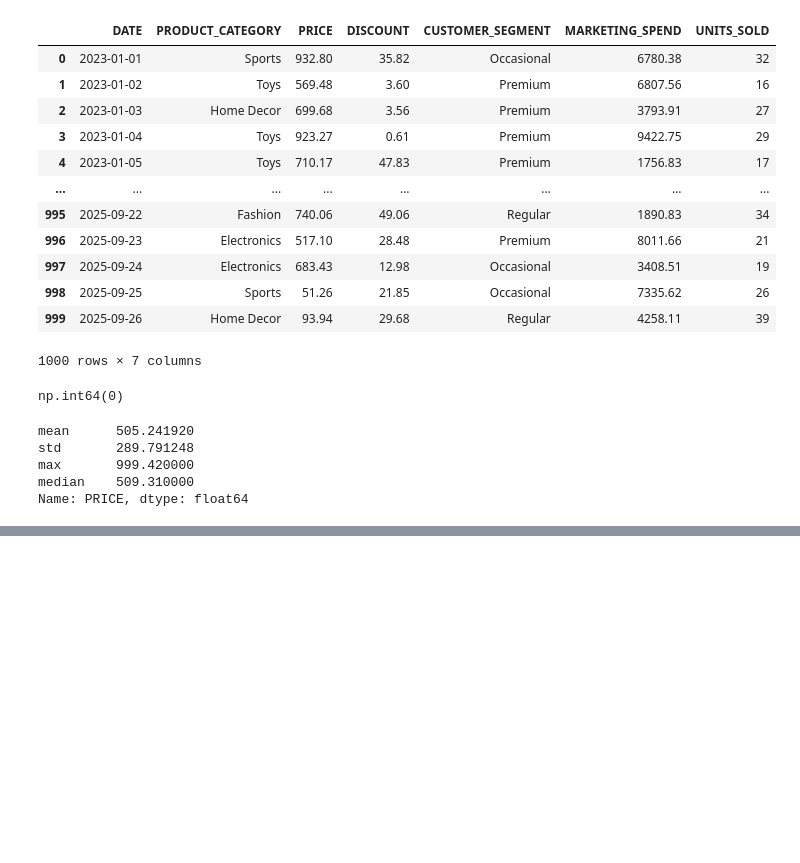
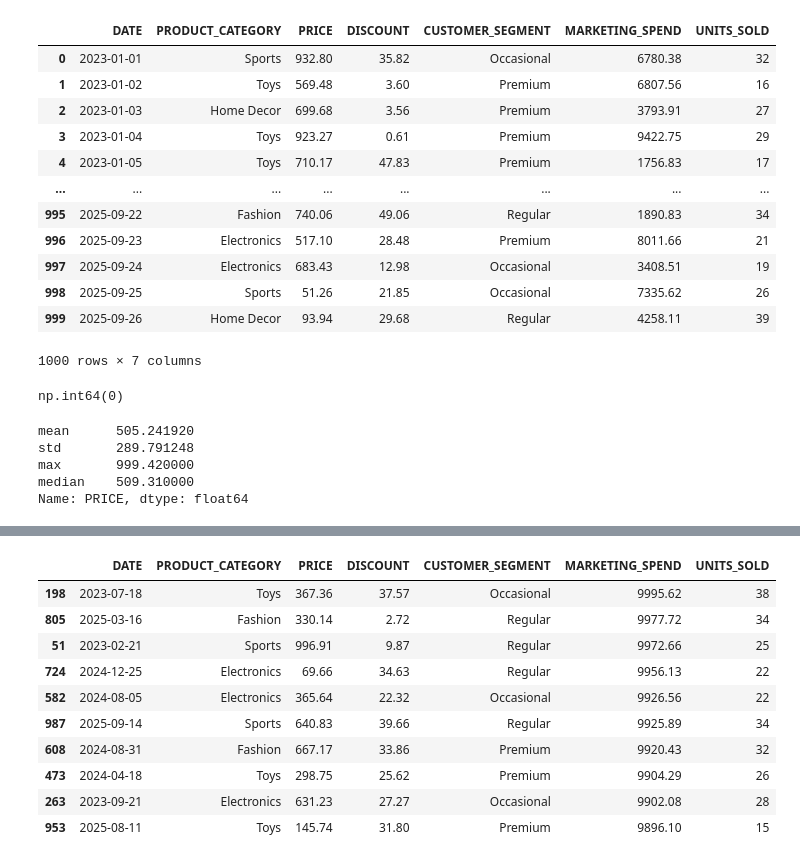
Before and after one commit to 2000bera/Finance_Pandas_Analysis, a Jupyter notebook: Notebook/sales.ipynb, the cells around one changed output, grey strips where cells are left out. Cells and saved outputs as stored; diff of their text form; code cells hidden in the pictures; blank space fills up the shorter version.

```diff
--- a/Notebook/sales.ipynb
+++ b/Notebook/sales.ipynb
@@ -81,0 +124,14 @@ Name: PRICE, dtype: float64
+# %%
+df_sales_new.sort_values(by='MARKETING_SPEND', ascending=False).head(10)
+# %% [output]
+|  | DATE | PRODUCT_CATEGORY | PRICE | DISCOUNT | CUSTOMER_SEGMENT | MARKETING_SPEND | UNITS_SOLD |
+| 198 | 2023-07-18 | Toys | 367.36 | 37.57 | Occasional | 9995.62 | 38 |
+| 805 | 2025-03-16 | Fashion | 330.14 | 2.72 | Regular | 9977.72 | 34 |
+| 51 | 2023-02-21 | Sports | 996.91 | 9.87 | Regular | 9972.66 | 25 |
+| 724 | 2024-12-25 | Electronics | 69.66 | 34.63 | Regular | 9956.13 | 22 |
+| 582 | 2024-08-05 | Electronics | 365.64 | 22.32 | Occasional | 9926.56 | 22 |
+| 987 | 2025-09-14 | Sports | 640.83 | 39.66 | Regular | 9925.89 | 34 |
+| 608 | 2024-08-31 | Fashion | 667.17 | 33.86 | Premium | 9920.43 | 32 |
+| 473 | 2024-04-18 | Toys | 298.75 | 25.62 | Premium | 9904.29 | 26 |
+| 263 | 2023-09-21 | Electronics | 631.23 | 27.27 | Occasional | 9902.08 | 28 |
+| 953 | 2025-08-11 | Toys | 145.74 | 31.80 | Premium | 9896.10 | 15 |
```
Also changed, not shown: parts of 7 cells of this notebook.
